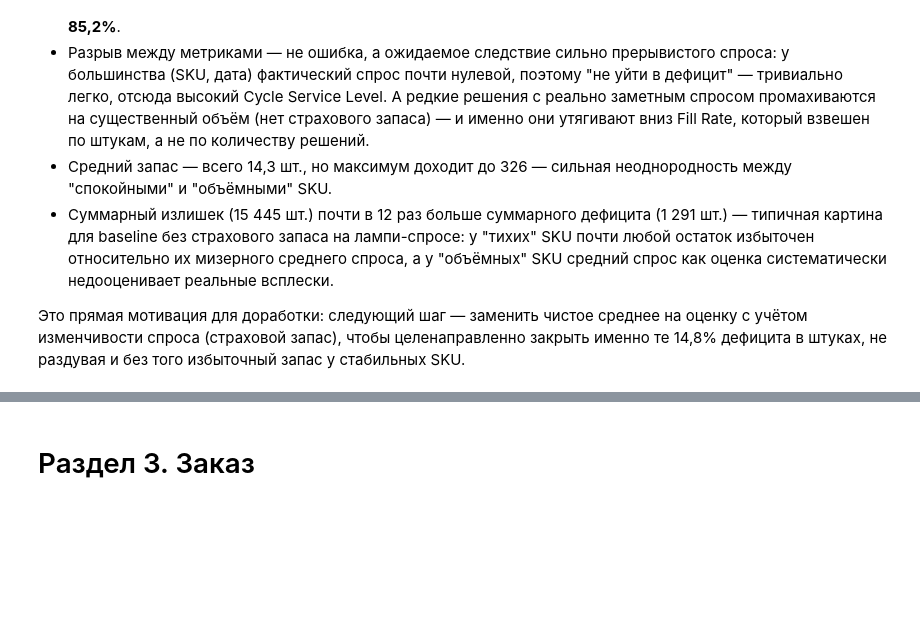
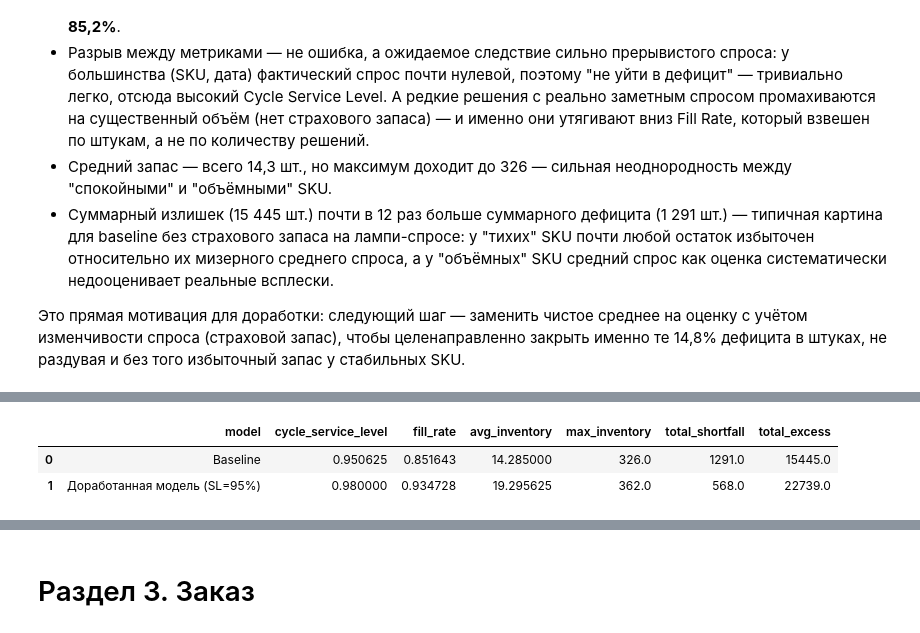
Before and after one commit to Viktor-VK/reorder-model, a Jupyter notebook: notebooks/reorder_model.ipynb, the cells around one changed output, grey strips where cells are left out. Drawn from its saved outputs; the diff is of its cells as text; code cells hidden in the pictures; blank space fills up the shorter version.

```diff
--- a/notebooks/reorder_model.ipynb
+++ b/notebooks/reorder_model.ipynb
@@ -695,0 +809,9 @@ baseline_metrics_df
+# %%
+improved_metrics_df = compute_metrics(improved_decisions_df, f"Доработанная модель (SL={SERVICE_LEVEL:.0%})")
+
+comparison_df = pd.concat([baseline_metrics_df, improved_metrics_df], ignore_index=True)
+comparison_df
+# %% [output]
+|  | model | cycle_service_level | fill_rate | avg_inventory | max_inventory | total_shortfall | total_excess |
+| 0 | Baseline | 0.950625 | 0.851643 | 14.285000 | 326.0 | 1291.0 | 15445.0 |
+| 1 | Доработанная модель (SL=95%) | 0.980000 | 0.934728 | 19.295625 | 362.0 | 568.0 | 22739.0 |
```
Also changed, not shown: parts of 10 cells of this notebook.
